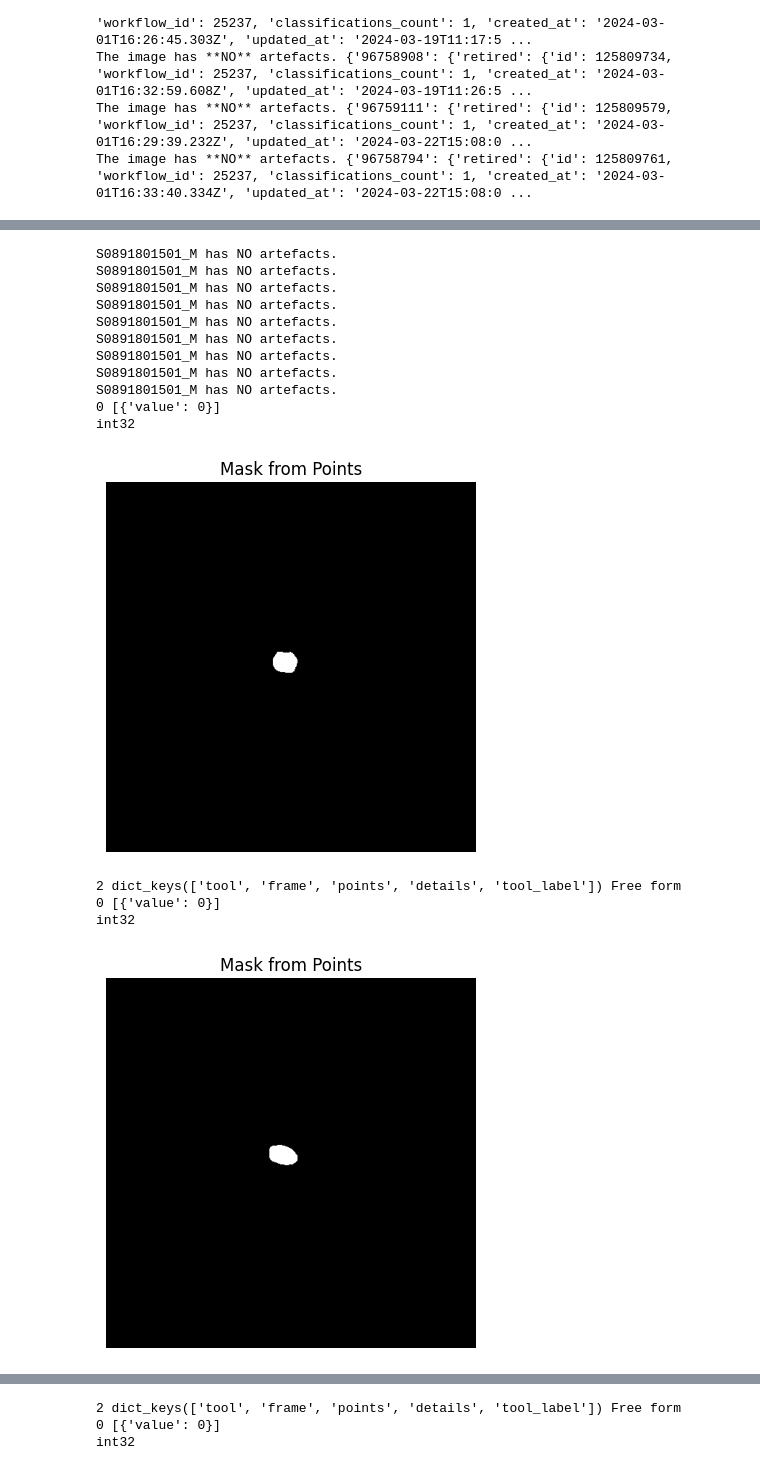
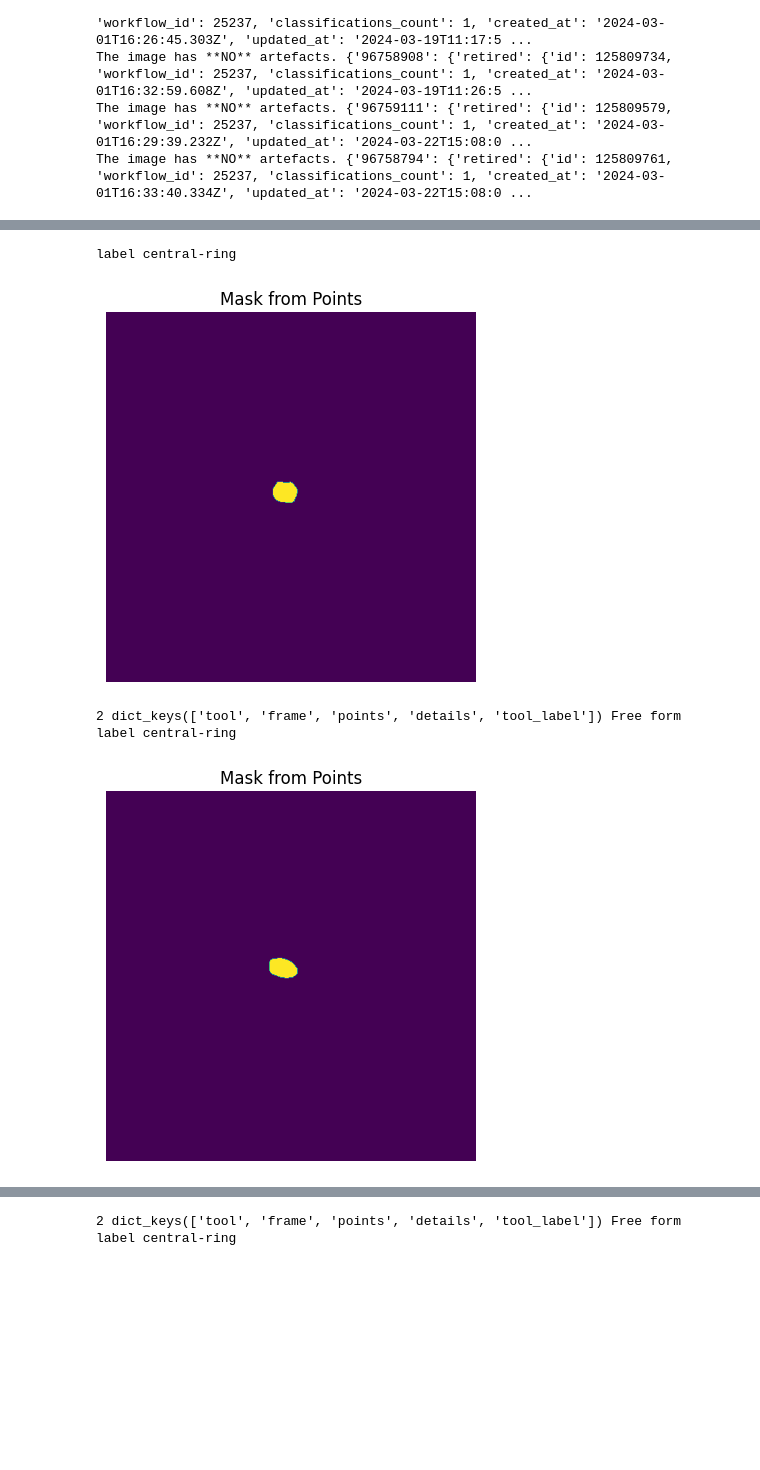
Before and after one commit to ESA-Datalabs/XAMI-model, a Jupyter notebook: zooniverse_import.ipynb, the cells around one changed output, grey strips where cells are left out. Cells and saved outputs as stored; diff of their text form; code cells hidden in the pictures; blank space fills up the shorter version.

```diff
--- a/zooniverse_import.ipynb
+++ b/zooniverse_import.ipynb
@@ -84,24 +134,36 @@ The image has **NO** artefacts. {'96758794': {'retired': {'id': 125809761, 'work
+# %%
+values_dict = {
+    0:'central-ring',
+    1:'read-out-streak',
+    2:'smoke-ring',
+    3:'star-loop',
+    4:'other'}
 # %%
 import matplotlib.pyplot as plt
 import cv2
 k=0
 
+images_dict = {}
+
+images_dir = '../XMM_OM_dataset/zscaled_512_stretched/'
 no_artefacts_images = []
 for i in range(len(zooniverse_df['annotations'])):
     if zooniverse_df['annotations'][i][0]['task_label'] == 'Does the image have artefacts in it?' and \
      zooniverse_df['annotations'][i][0]['value'] in ['The image has artefacts. ', 'The image has **NO** artefacts.']:
         subject_data_key = list(zooniverse_df['subject_data'][i])[0] # Python 3.7 or later
         subject_data_key = zooniverse_df['subject_data'][i][subject_data_key]
-        if 'metadata' in annot_key:
-            image_name = annot_key['metadata']
-        elif 'Observation' in annot_key:
-            image_name = annot_key['Observation']
+        if 'metadata' in subject_data_key:
+            image_name = subject_data_key['metadata']
+        elif 'Observation' in subject_data_key:
+            image_name = subject_data_key['Observation']
             annot = zooniverse_df['annotations'][i]
-            if len(annot) <=1 : # usually no annotations in the image or 'The image has **NO** artefacts.'
-                print(f'{image_name} has NO artefacts.')
+            if len(annot) <=1: # usually no annotations in the image or 'The image has **NO** artefacts.'
                 if image_name not in no_artefacts_images:
                     no_artefacts_images.append(image_name)
             else:
+                image = cv2.imread(images_dir+image_name+'.png')
+                image = cv2.cvtColor(image, cv2.COLOR_BGR2RGB)
+                masks, gt_classes, boxes = [], [], []
                 for i in range(len(annot[1]['value'])):
                     value_key = annot[1]['value'][i]
                     tool_label = value_key['tool_label']
@@ -112,76 +174,67 @@ for i in range(len(zooniverse_df['annotations'])):
                     # 0:Polygon
                     # 1:Bounding box (useful for **read-out-streaks**)
                     # 2:Free form
-                    print(frame, details)
 
+                    print('label', values_dict[details[0]['value']])
+                    gt_classes.append(values_dict[details[0]['value']])
                     if tool in [0, 2]:
                         points = value_key['points']
-                        # print(points)
-
-                        # Convert points to a format OpenCV expects
                         pts = np.array([[point['x']/1024.0*512, point['y']/1024.0*512] for point in points])
                         pts = np.append(pts, [pts[0]], axis=0)
                         pts = np.around(pts) # mathematically round coords
                         pts = np.array(pts, dtype=np.int32)
-                        print(pts.dtype)
 
                         shape = (512, 512)
                         mask = np.zeros(shape, np.int16)
+                        cv2.fillPoly(mask, [pts], color=(255))
+                        masks.append(mask)
+                        mask_to_bbox = dataset_utils.mask_to_bbox(mask) # results in XYXY
+                        boxes.append(mask_to_bbox)
 
-                        # Draw the polygon and fill it
-                        cv2.fillPoly(mask, [pts], color=(1))
-
-                        # cv2.polylines(mask, np.int32([pts]), 1, (255,255,255))
-
-                        plt.imshow(mask, cmap='gray')  # Display the mask in grayscale
+                        plt.imshow(mask)  # Display the mask in grayscale
                         plt.title('Mask from Points')
                         plt.axis('off')  # Hide axis ticks and labels
                         plt.show()
-
                     else:
                         bbox_coords = [value_key['x']/1024.0*512, value_key['y']/1024.0*512, value_key['width']/1024.0*512, value_key['height']/1024.0*512]
-                        print(bbox_coords)
                         bbox_coords = np.around(bbox_coords) # mathematically round coords
                         bbox_coords = np.array(bbox_coords, dtype=np.int16)
                         mask_shape = (512, 512)
                         mask = np.zeros(mask_shape, dtype=np.uint8)
 
                         # Draw a filled rectangle on the mask where the bounding box is
                         cv2.rectangle(
                             mask,
                             (bbox_coords[0], bbox_coords[1]),
                             (bbox_coords[2]+bbox_coords[0], bbox_coords[3]+bbox_coords[1]),
-                            color=(1),
+                            color=(255),
                             thickness=cv2.FILLED)
 
+                        masks.append(mask)
+                        boxes.append([bbox_coords[0], bbox_coords[1], bbox_coords[2]+bbox_coords[0], bbox_coords[3]+bbox_coords[1]])
+
                         # Display the mask
-                        plt.imshow(mask, cmap='gray')
+                        plt.imshow(mask)
                         plt.title('Mask from Bounding Box')
                         plt.axis('off')
                         plt.show()
+
+                    # gather info per image
+                    images_dict[image_name+'.png'] = {'masks': np.array(masks),
+                                                      'boxes': np.array(boxes),
+                                                      'classes':np.array(gt_classes)}
 
                     print(tool, annot[1]['value'][i].keys(), tool_label)
         else:
             print("NO metadata", zooniverse_df['annotations'][i])
 
         if annot_key['retired'] == None:
             print('Retired', image_name)
             continue
 # %% [output]
-S0891801501_M has NO artefacts.
-S0891801501_M has NO artefacts.
-S0891801501_M has NO artefacts.
-S0891801501_M has NO artefacts.
-S0891801501_M has NO artefacts.
-S0891801501_M has NO artefacts.
-S0891801501_M has NO artefacts.
-S0891801501_M has NO artefacts.
-S0891801501_M has NO artefacts.
-0 [{'value': 0}]
-int32
+label central-ring
-[figure, old version]
+[figure, new version]
 2 dict_keys(['tool', 'frame', 'points', 'details', 'tool_label']) Free form
-0 [{'value': 0}]
-int32
+label central-ring
-[figure, old version]
+[figure, new version]
 2 dict_keys(['tool', 'frame', 'points', 'details', 'tool_label']) Free form
@@ -206,3 +249,2 @@ int32
 2 dict_keys(['tool', 'frame', 'points', 'details', 'tool_label']) Free form
-0 [{'value': 0}]
-int32
+label central-ring
```
Also changed, not shown: parts of 7 cells of this notebook.
